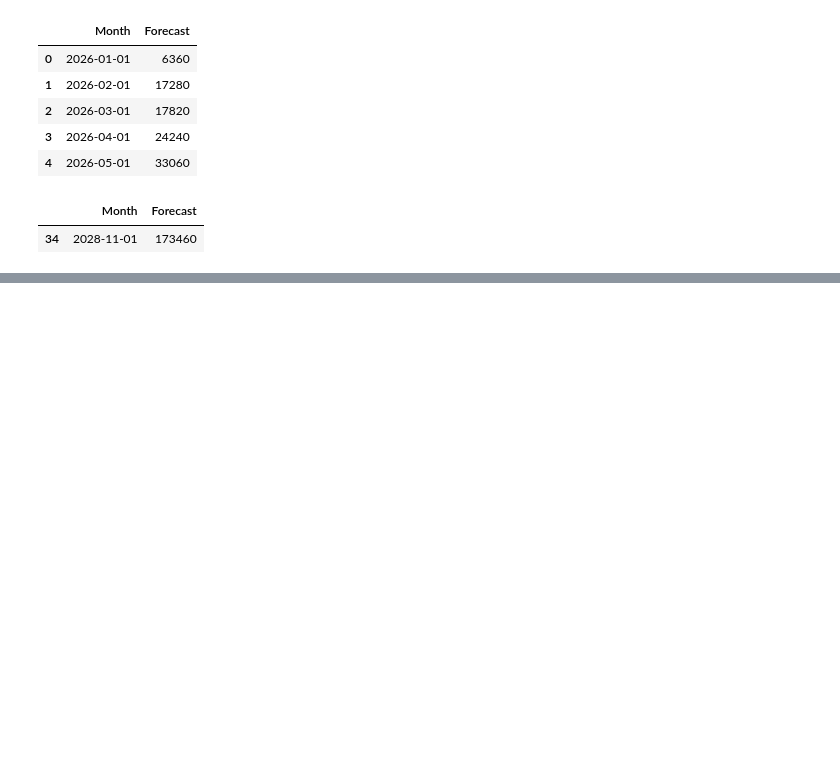
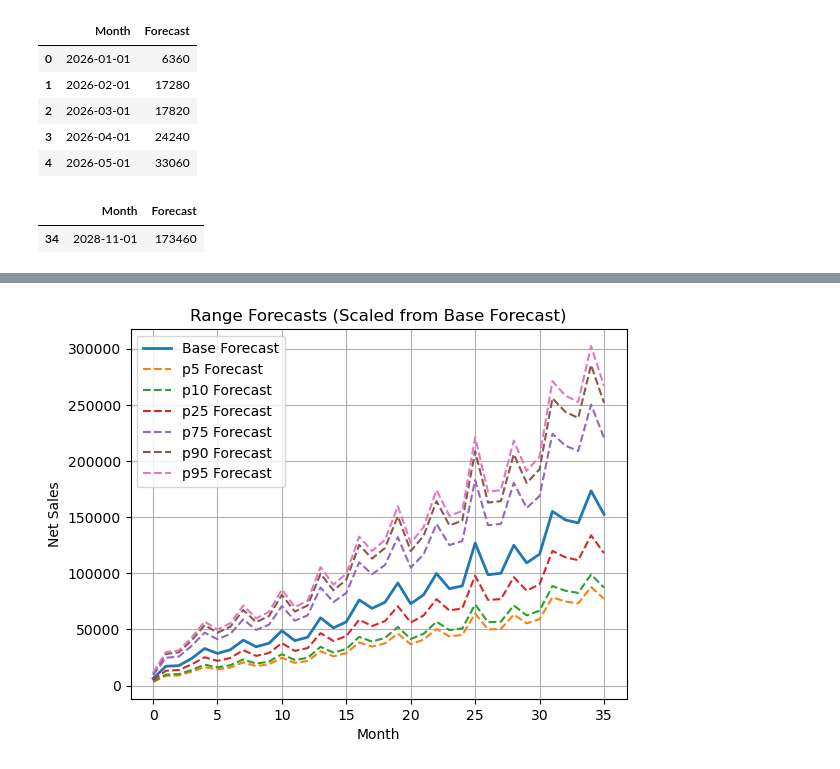
Before and after one commit to Vishesh-Chryselys/simu_expo, a Jupyter notebook: range_forecast.ipynb, the cells around one changed output, grey strips where cells are left out. Drawn from its saved outputs; the diff is of its cells as text; code cells hidden in the pictures; blank space fills up the shorter version.

```diff
--- a/range_forecast.ipynb
+++ b/range_forecast.ipynb
@@ -20,0 +134,9 @@ df[df['Forecast']==df['Forecast'].max()]
+# %%
+forecast_trend = df['Forecast'].values
+uptake = forecast_trend / net_sales
+
+uptake_df = pd.DataFrame({
+    'Month': np.arange(1, len(forecast_trend) + 1),
+    'Forecast': forecast_trend,
+    'Uptake': np.round(uptake, 3)
+})
@@ -20,0 +152,4 @@ df[df['Forecast']==df['Forecast'].max()]
+# %%
+summary = pd.DataFrame([summary])
+summary.drop(columns=['mean', 'median', 'std', 'n_simulations'], inplace=True, errors='ignore')
+summary.head()
@@ -20,0 +159,4 @@ df[df['Forecast']==df['Forecast'].max()]
+# %%
+for p in ['p5', 'p10', 'p25', 'p75', 'p90', 'p95']:
+    uptake_df[p] = uptake_df['Uptake'] * summary[p].values
+uptake_df.head()
@@ -20,0 +170,15 @@ df[df['Forecast']==df['Forecast'].max()]
+# %%
+# Step 3: Plot
+plt.plot(uptake_df['Forecast'], label='Base Forecast', linewidth=2)
+
+for p in ['p5', 'p10', 'p25', 'p75', 'p90', 'p95']:
+    plt.plot(uptake_df[p], label=f'{p} Forecast', linestyle='--')
+
+plt.title('Range Forecasts (Scaled from Base Forecast)')
+plt.xlabel('Month')
+plt.ylabel('Net Sales')
+plt.legend()
+plt.grid(True)
+plt.show()
+# %% [output]
+[figure, added]
```
Also changed, not shown: parts of 17 cells of this notebook, 3 other files.
